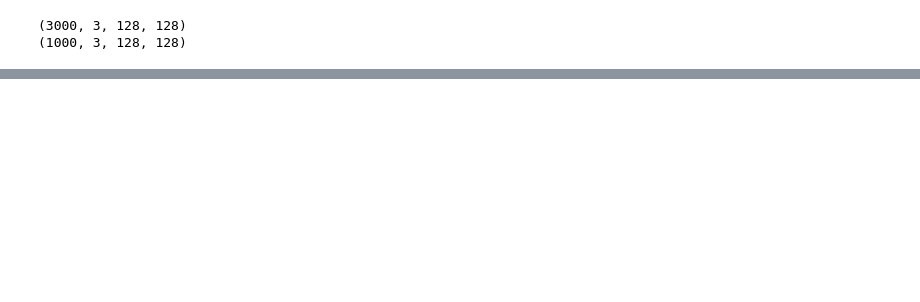
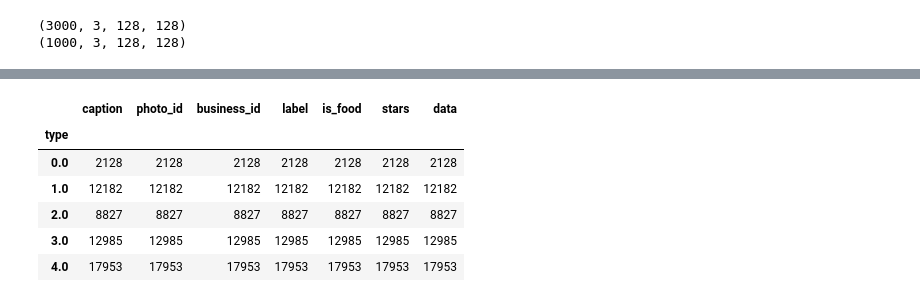
Before and after one commit to EddieYT/519projecct, a Jupyter notebook: CNN_v5-1.ipynb, the cells around one changed output, grey strips where cells are left out. Saved outputs shown, nothing was run; the diff lists cells and outputs as text; code cells hidden in the pictures; blank space fills up the shorter version.

```diff
--- a/CNN_v5-1.ipynb
+++ b/CNN_v5-1.ipynb
@@ -832,0 +812,10 @@ KeyboardInterrupt:
+# %%
+df_food.groupby('type').count()
+# %% [output]
+|  | caption | photo_id | business_id | label | is_food | stars | data |
+| type |  |  |  |  |  |  |  |
+| 0.0 | 2128 | 2128 | 2128 | 2128 | 2128 | 2128 | 2128 |
+| 1.0 | 12182 | 12182 | 12182 | 12182 | 12182 | 12182 | 12182 |
+| 2.0 | 8827 | 8827 | 8827 | 8827 | 8827 | 8827 | 8827 |
+| 3.0 | 12985 | 12985 | 12985 | 12985 | 12985 | 12985 | 12985 |
+| 4.0 | 17953 | 17953 | 17953 | 17953 | 17953 | 17953 | 17953 |
```
Also changed, not shown: parts of 8 cells of this notebook.
